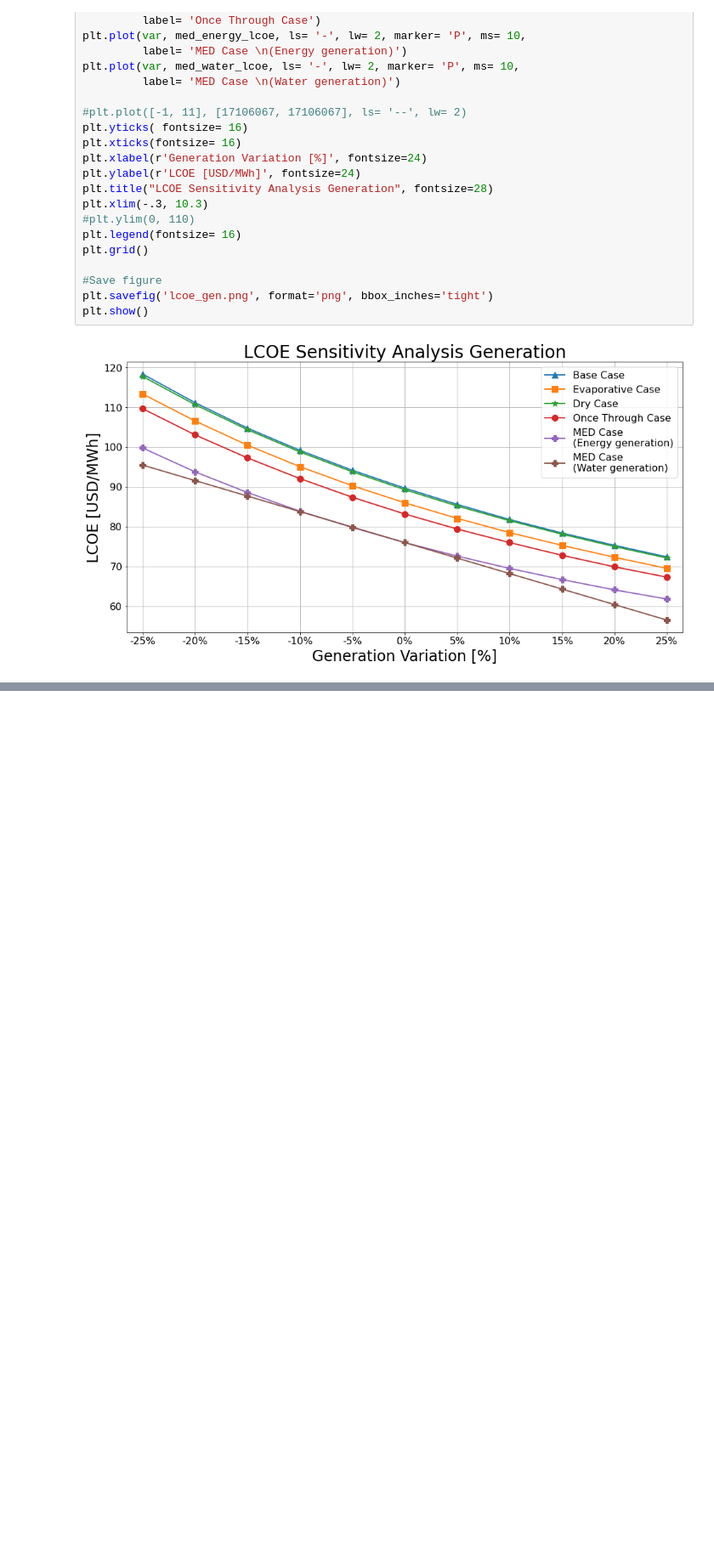
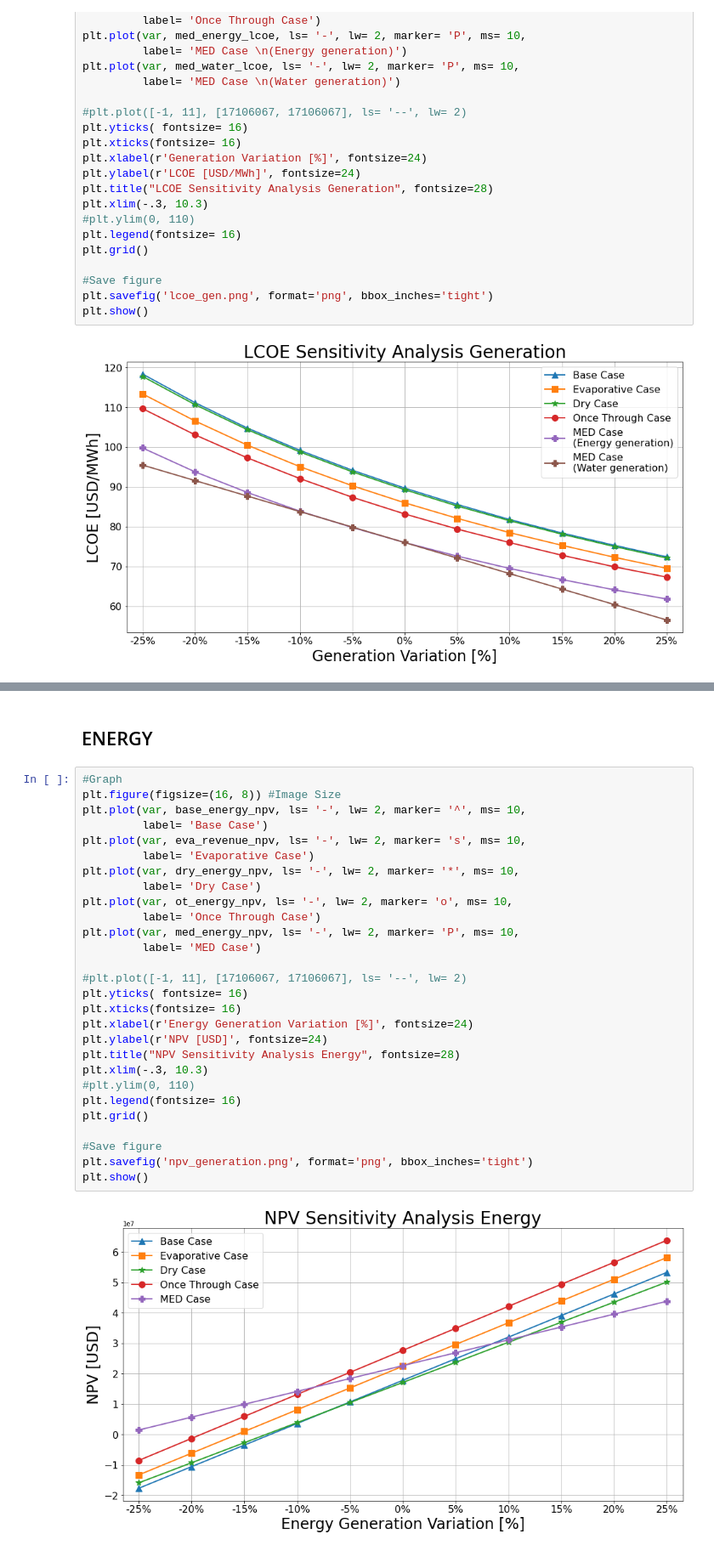
Before and after one commit to georgegacitua/CSP_data, a Jupyter notebook: CSP_analysis.ipynb, the cells around one changed output, grey strips where cells are left out. Shown at 85% size. Cells and saved outputs as stored; diff of their text form; blank space fills up the shorter version.

```diff
--- a/CSP_analysis.ipynb
+++ b/CSP_analysis.ipynb
@@ -365,0 +467,32 @@ plt.show()
+# %% [markdown]
+## ENERGY
+# %%
+#Graph
+plt.figure(figsize=(16, 8)) #Image Size
+plt.plot(var, base_energy_npv, ls= '-', lw= 2, marker= '^', ms= 10,
+         label= 'Base Case')
+plt.plot(var, eva_revenue_npv, ls= '-', lw= 2, marker= 's', ms= 10,
+         label= 'Evaporative Case')
+plt.plot(var, dry_energy_npv, ls= '-', lw= 2, marker= '*', ms= 10,
+         label= 'Dry Case')
+plt.plot(var, ot_energy_npv, ls= '-', lw= 2, marker= 'o', ms= 10,
+         label= 'Once Through Case')
+plt.plot(var, med_energy_npv, ls= '-', lw= 2, marker= 'P', ms= 10,
+         label= 'MED Case')
+
+#plt.plot([-1, 11], [17106067, 17106067], ls= '--', lw= 2)
+plt.yticks( fontsize= 16)
+plt.xticks(fontsize= 16)
+plt.xlabel(r'Energy Generation Variation [%]', fontsize=24)
+plt.ylabel(r'NPV [USD]', fontsize=24)
+plt.title("NPV Sensitivity Analysis Energy", fontsize=28)
+plt.xlim(-.3, 10.3)
+#plt.ylim(0, 110)
+plt.legend(fontsize= 16)
+plt.grid()
+
+#Save figure
+plt.savefig('npv_generation.png', format='png', bbox_inches='tight')
+plt.show()
+# %% [output]
+[figure, added]
```
Also changed, not shown: parts of 9 cells of this notebook, 4 other files.
